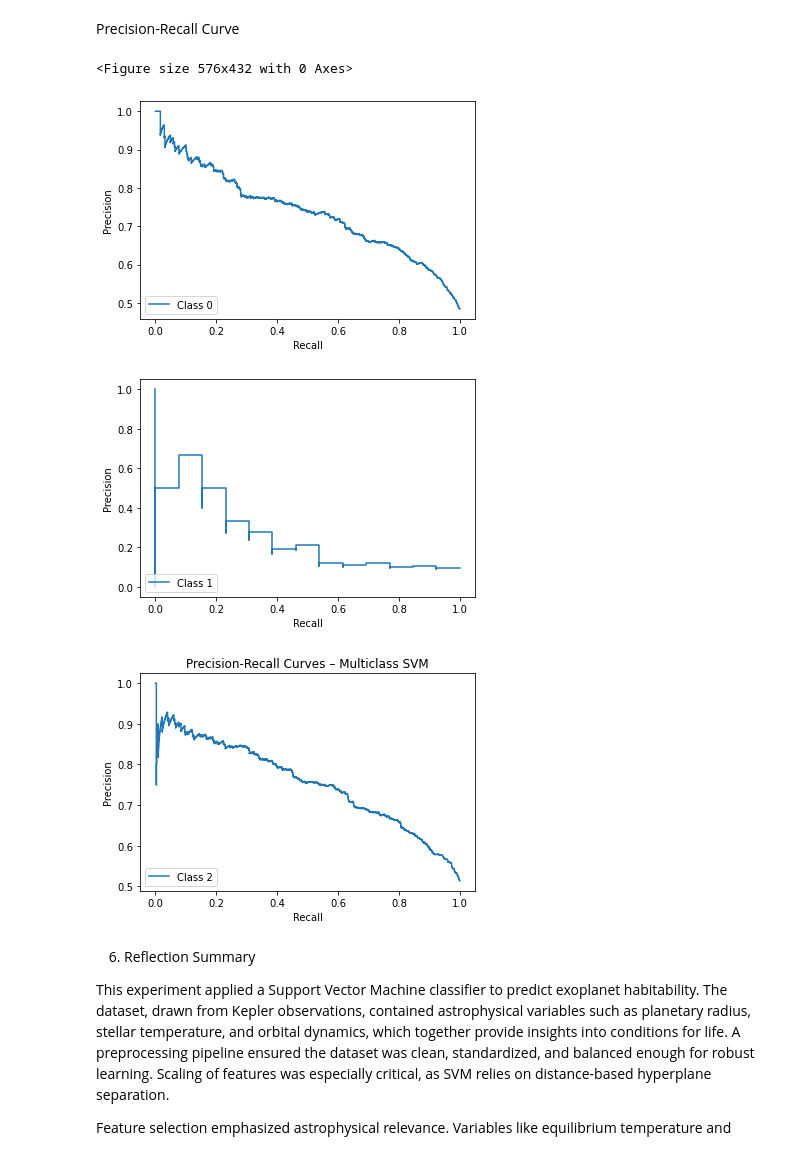
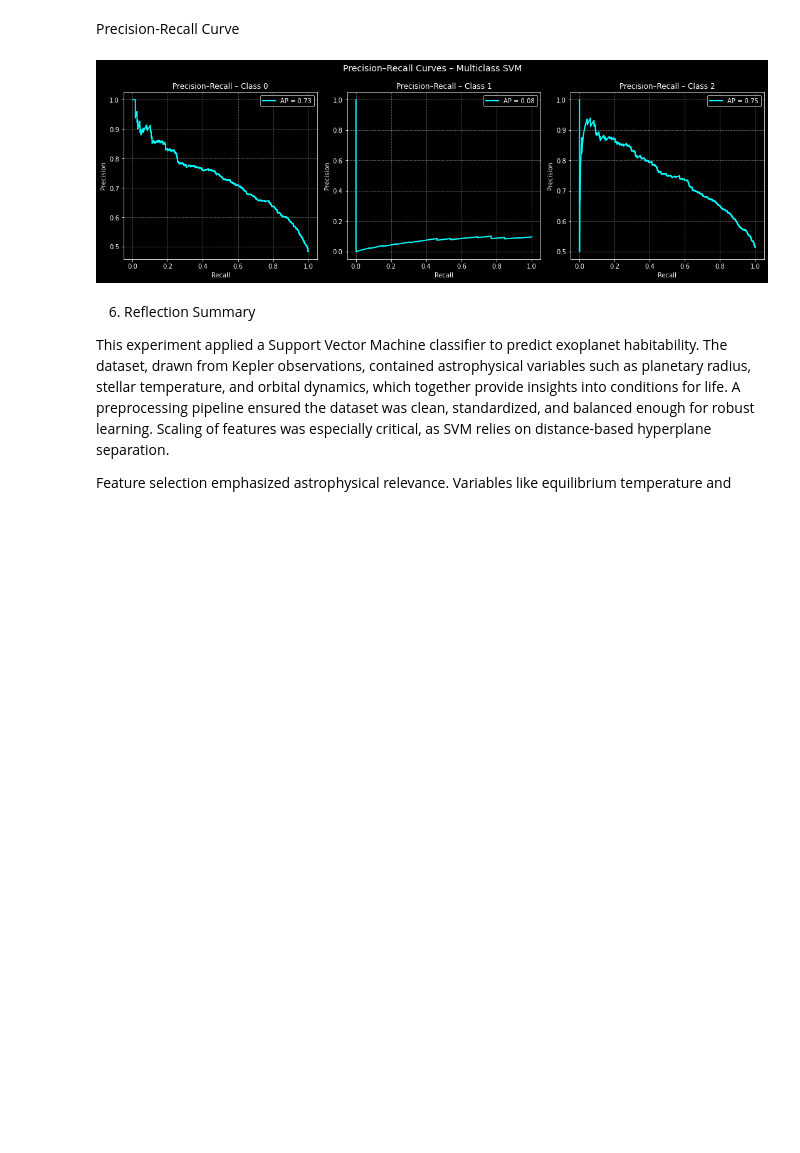
Before and after one commit to Careless-Loser/Experiment-Porftolio-Machine-Learning-Assignment-1, a Jupyter notebook: Exercise 2 – Classification Task/01-Exoplanet-Detection/Exoplanet-Detection.ipynb, the cells around one changed output. Cells and saved outputs as stored; diff of their text form; code cells hidden in the pictures; blank space fills up the shorter version.

```diff
--- a/Exercise 2 – Classification Task/01-Exoplanet-Detection/Exoplanet-Detection.ipynb
+++ b/Exercise 2 – Classification Task/01-Exoplanet-Detection/Exoplanet-Detection.ipynb
@@ -542,14 +638,27 @@ Visualizes misclassifications across three habitability classes.
 
 ROC Curve
 # %%
-from sklearn.metrics import roc_curve, auc, RocCurveDisplay
+from sklearn.metrics import roc_curve, auc
 import matplotlib.pyplot as plt
 
-plt.figure(figsize=(8,6))
-for i in range(len(encoder.classes_)):
+# Create a figure with 1 row and 3 columns
+fig, axes = plt.subplots(1, 3, figsize=(15, 5))
+
+# Loop through each class and plot on its respective subplot
+for i, ax in enumerate(axes):
     fpr, tpr, _ = roc_curve((y_test == i).astype(int), y_test_prob[:, i])
-    RocCurveDisplay(fpr=fpr, tpr=tpr, roc_auc=auc(fpr, tpr), estimator_name=f'Class {i}').plot()
+    roc_auc = auc(fpr, tpr)
 
-plt.title("ROC Curves – Multiclass SVM")
+    ax.plot(fpr, tpr, color='cyan', lw=2, label=f'AUC = {roc_auc:.2f}')
+    ax.plot([0, 1], [0, 1], 'r--', lw=1)
+
+    ax.set_title(f"ROC Curve – Class {i}")
+    ax.set_xlabel("False Positive Rate")
+    ax.set_ylabel("True Positive Rate")
+    ax.legend()
+    ax.grid(True, linestyle='--', alpha=0.4)
+
+plt.suptitle("ROC Curves – Multiclass SVM", fontsize=14)
+plt.tight_layout()
 plt.show()
 # %% [output]
@@ -560,17 +709,26 @@ plt.show()
 # %% [markdown]
 Precision-Recall Curve
 # %%
-from sklearn.metrics import precision_recall_curve, PrecisionRecallDisplay
+from sklearn.metrics import precision_recall_curve, average_precision_score
+import matplotlib.pyplot as plt
 
-plt.figure(figsize=(8,6))
-for i in range(len(encoder.classes_)):
+# Create a figure with 1 row and 3 columns
+fig, axes = plt.subplots(1, 3, figsize=(15, 5))
+
+# Loop through each class and plot on its respective subplot
+for i, ax in enumerate(axes):
     precision, recall, _ = precision_recall_curve((y_test == i).astype(int), y_test_prob[:, i])
-    PrecisionRecallDisplay(precision=precision, recall=recall, estimator_name=f'Class {i}').plot()
+    avg_precision = average_precision_score((y_test == i).astype(int), y_test_prob[:, i])
 
-plt.title("Precision-Recall Curves – Multiclass SVM")
+    ax.plot(recall, precision, color='cyan', lw=2, label=f'AP = {avg_precision:.2f}')
+    ax.set_title(f"Precision–Recall – Class {i}")
+    ax.set_xlabel("Recall")
+    ax.set_ylabel("Precision")
+    ax.legend()
+    ax.grid(True, linestyle='--', alpha=0.4)
+
+plt.suptitle("Precision–Recall Curves – Multiclass SVM", fontsize=14)
+plt.tight_layout()
 plt.show()
 # %% [output]
-<Figure size 576x432 with 0 Axes>
-[figure, old version]
+[figure, new version]
-[figure, removed]
-[figure, removed]
```
Also changed, not shown: parts of 14 cells of this notebook.
